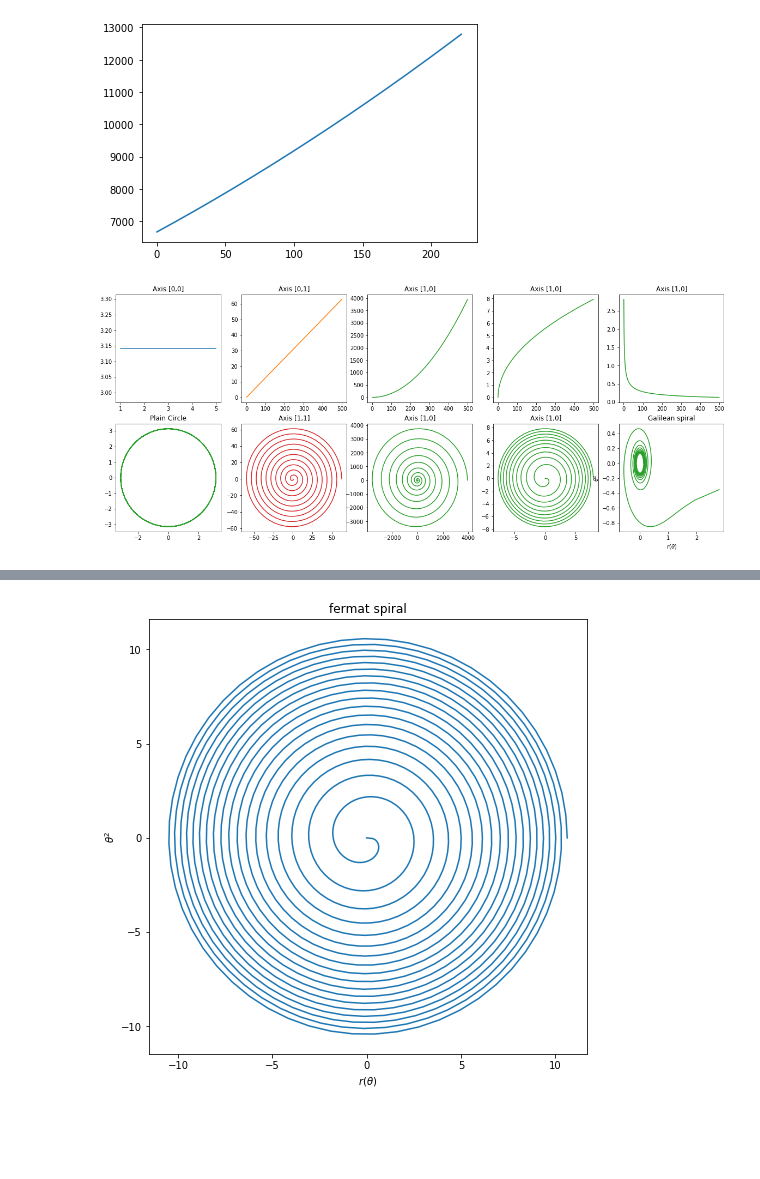
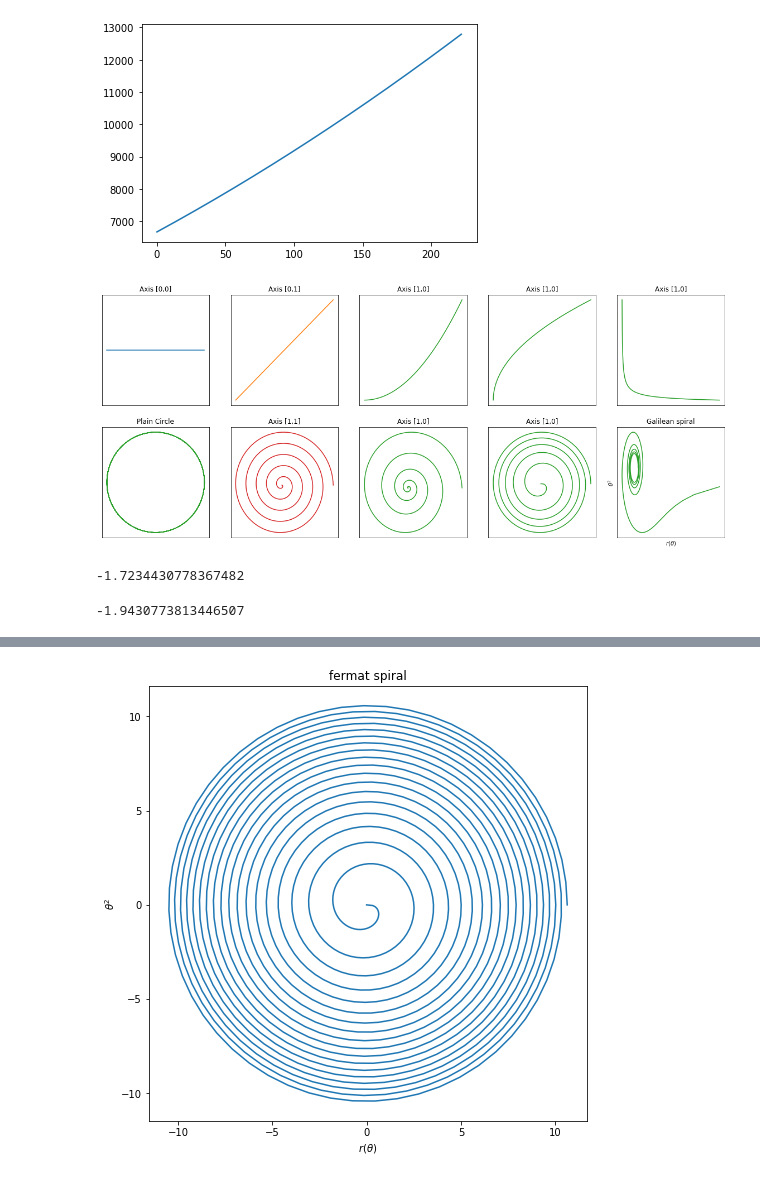
Before and after one commit to MaartenKool/CookBooks, a Jupyter notebook: SarosDialScratchPad.ipynb, the cells around one changed output, grey strips where cells are left out. Drawn from its saved outputs; the diff is of its cells as text; code cells hidden in the pictures; blank space fills up the shorter version.

```diff
--- a/SarosDialScratchPad.ipynb
+++ b/SarosDialScratchPad.ipynb
@@ -211,7 +211,7 @@ import numpy as np
 plt.rc('text', usetex=False)
 
 #  define parameters
-thetaMin, thetaMax = 0, 20*np.pi
+thetaMin, thetaMax = 0, 10*np.pi
 steps = 500
 
 
@@ -228,9 +228,9 @@ xArch = rArch*np.cos(theta)
 yArch = rArch*np.sin(-theta)
 
 #Galilean Spiral
-rGal= theta *theta
-xGal = rGal*np.cos(theta)
-yGal = rGal*np.sin(-theta)
+rGal= theta * theta
+xGal = rGal * np.cos(theta)
+yGal = rGal * np.sin(-theta)
 
 #Fermat Spiral
 rFerm= np.sqrt(theta)
@@ -249,32 +249,42 @@ axs[0, 0].set_title('Axis [0,0]')
 axs[1, 0].plot(x, y, 'tab:green')
 axs[1, 0].set_title('Plain Circle')
 axs[0, 1].plot(rArch, 'tab:orange')
 axs[0, 1].set_title('Axis [0,1]')
 axs[1, 1].plot(xArch, yArch, 'tab:red')
 axs[1, 1].set_title('Axis [1,1]')
 axs[0, 2].plot(rGal, 'tab:green')
 axs[0, 2].set_title('Axis [1,0]')
 axs[1, 2].plot(xGal,yGal, 'tab:green')
 axs[1, 2].set_title('Axis [1,0]')
 axs[0, 3].plot(rFerm, 'tab:green')
 axs[0, 3].set_title('Axis [1,0]')
 axs[1, 3].plot(xFerm,yFerm, 'tab:green')
 axs[1, 3].set_title('Axis [1,0]')
 axs[0, 4].plot(rLituus, 'tab:green')
 axs[0, 4].set_title('Axis [1,0]')
 axs[1, 4].plot(xLituus,yLituus, 'tab:green')
 axs[1, 4].set_title('Axis [1,0]')
 
 
-
+plt.setp(axs, xticks=[], yticks=[])
 # axs[0,0].set_aspect('equal')
 # plot curve and decorate with latex equation
 # plt.plot(x, y)
 # plt.plot(x, y)
 plt.xlabel(r"$r(\theta)$")
 plt.ylabel(r"$\theta^2$")
 plt.title("Galilean spiral")
 # plt.savefig("spiral.png")
 plt.show()
 # %% [output]
-[figure, old version]
+[figure, new version]
+# %%
+root = np.sqrt((4*np.square(np.pi)*np.square(theta))+1)
+length = .5 * np.pi * ((theta*root) +((1/2*np.pi)*(np.log((2*np.pi*theta)+root))))
+length[20]-length[21]
+# %% [output]
+-1.7234430778367482
+# %%
+length[23]-length[24]
+# %% [output]
+-1.9430773813446507
```
Also changed, not shown: parts of 2 cells of this notebook.
